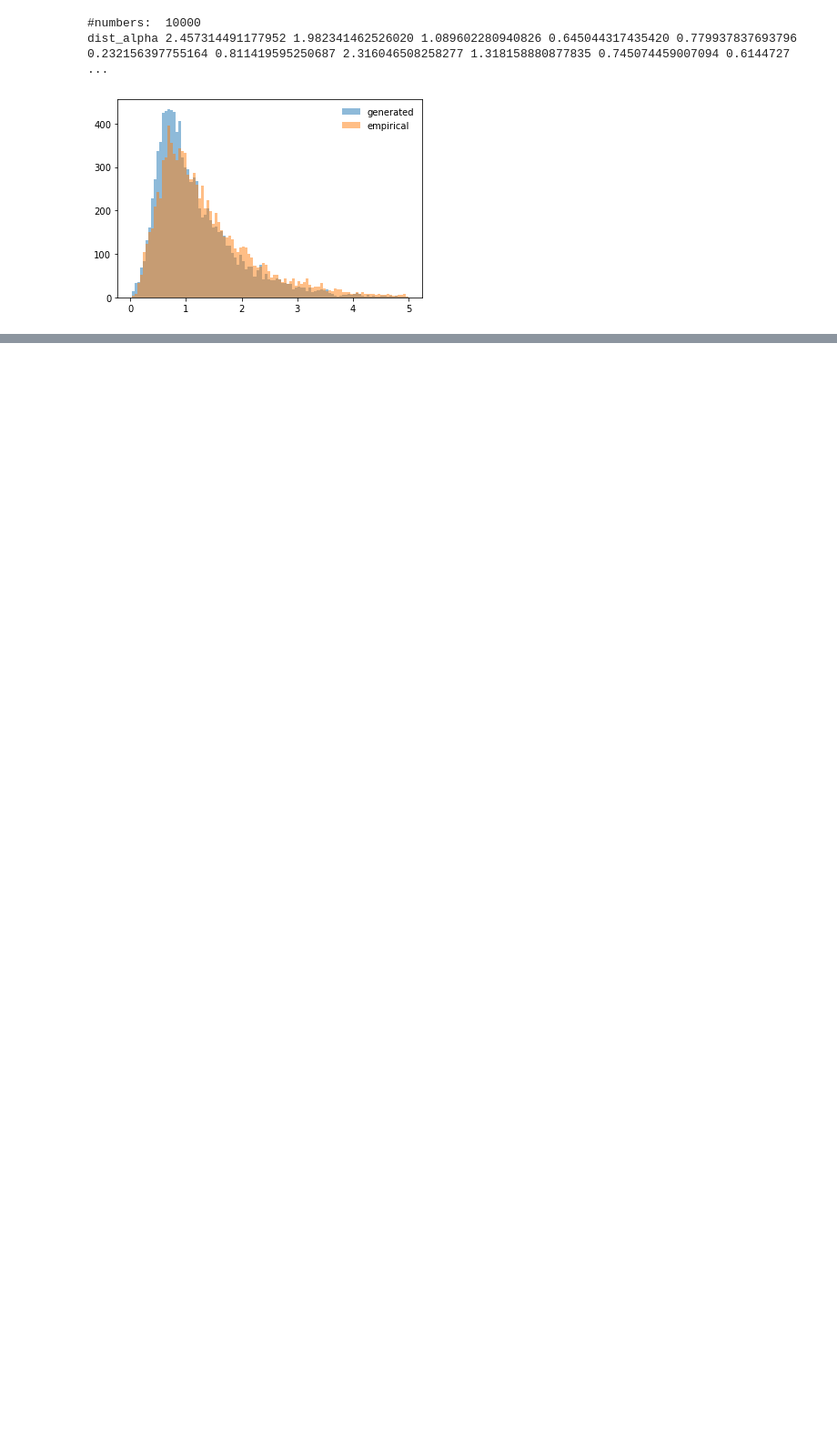
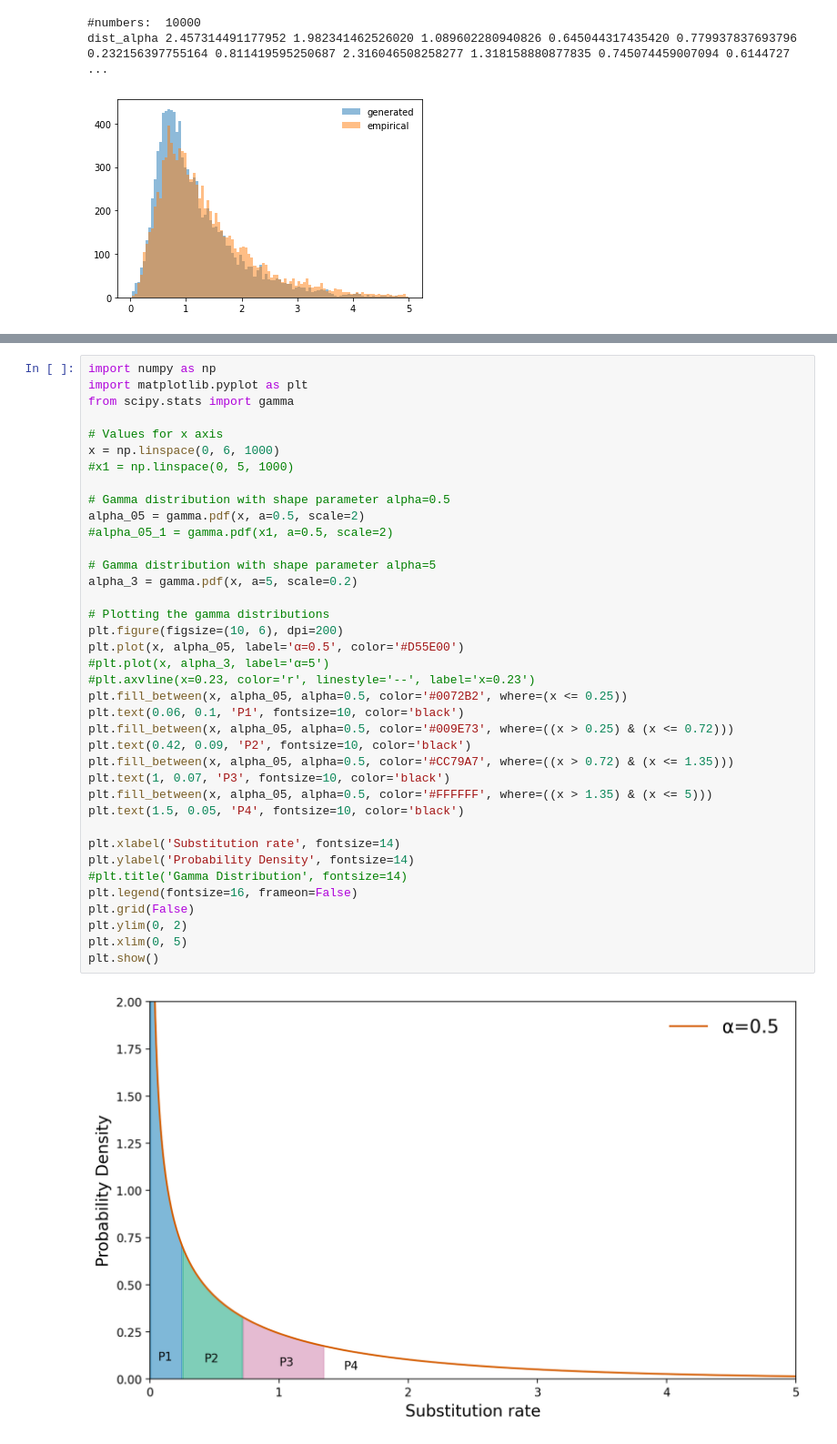
Before and after one commit to trongnhanuit/Phyloformer, a Jupyter notebook: phyloformer/scripts/Plot.ipynb, the cells around one changed output, grey strips where cells are left out. Shown at 91% size. Drawn from its saved outputs; the diff is of its cells as text; blank space fills up the shorter version.

```diff
--- a/phyloformer/scripts/Plot.ipynb
+++ b/phyloformer/scripts/Plot.ipynb
@@ -564,0 +600,40 @@ dist_alpha 2.457314491177952 1.982341462526020 1.089602280940826 0.6450443174354
+# %%
+import numpy as np
+import matplotlib.pyplot as plt
+from scipy.stats import gamma
+
+# Values for x axis
+x = np.linspace(0, 6, 1000)
+#x1 = np.linspace(0, 5, 1000)
+
+# Gamma distribution with shape parameter alpha=0.5
+alpha_05 = gamma.pdf(x, a=0.5, scale=2)
+#alpha_05_1 = gamma.pdf(x1, a=0.5, scale=2)
+
+# Gamma distribution with shape parameter alpha=5
+alpha_3 = gamma.pdf(x, a=5, scale=0.2)
+
+# Plotting the gamma distributions
+plt.figure(figsize=(10, 6), dpi=200)
+plt.plot(x, alpha_05, label='α=0.5', color='#D55E00')
+#plt.plot(x, alpha_3, label='α=5')
+#plt.axvline(x=0.23, color='r', linestyle='--', label='x=0.23')
+plt.fill_between(x, alpha_05, alpha=0.5, color='#0072B2', where=(x <= 0.25))
+plt.text(0.06, 0.1, 'P1', fontsize=10, color='black')
+plt.fill_between(x, alpha_05, alpha=0.5, color='#009E73', where=((x > 0.25) & (x <= 0.72)))
+plt.text(0.42, 0.09, 'P2', fontsize=10, color='black')
+plt.fill_between(x, alpha_05, alpha=0.5, color='#CC79A7', where=((x > 0.72) & (x <= 1.35)))
+plt.text(1, 0.07, 'P3', fontsize=10, color='black')
+plt.fill_between(x, alpha_05, alpha=0.5, color='#FFFFFF', where=((x > 1.35) & (x <= 5)))
+plt.text(1.5, 0.05, 'P4', fontsize=10, color='black')
+
+plt.xlabel('Substitution rate', fontsize=14)
+plt.ylabel('Probability Density', fontsize=14)
+#plt.title('Gamma Distribution', fontsize=14)
+plt.legend(fontsize=16, frameon=False)
+plt.grid(False)
+plt.ylim(0, 2)
+plt.xlim(0, 5)
+plt.show()
+# %% [output]
+[figure, added]
```
Also changed, not shown: parts of 2 cells of this notebook, 31 other files.
